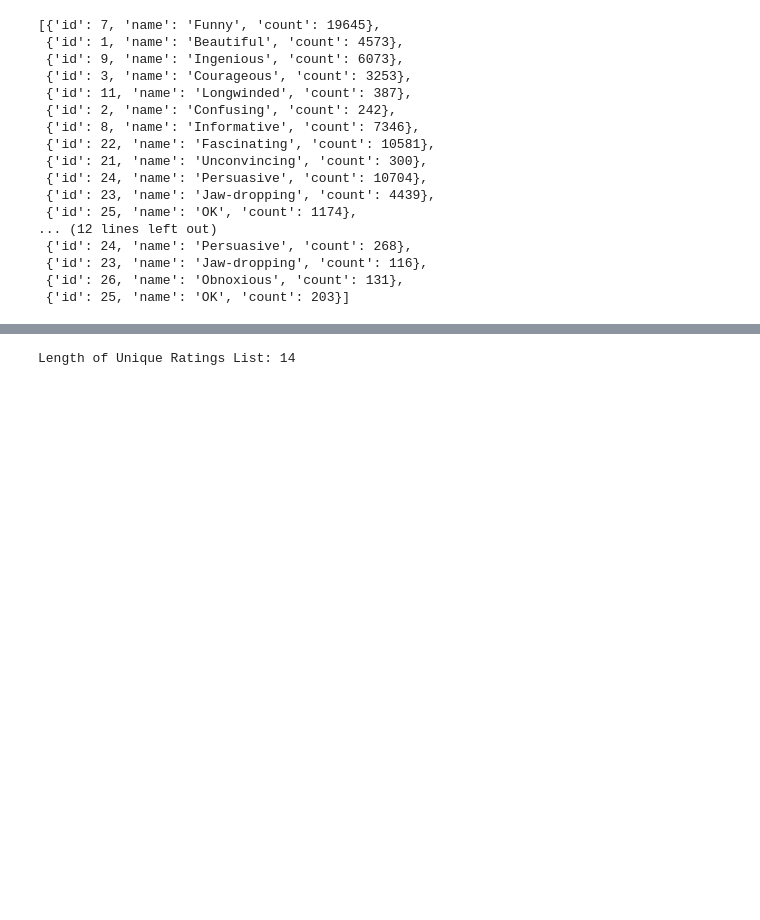
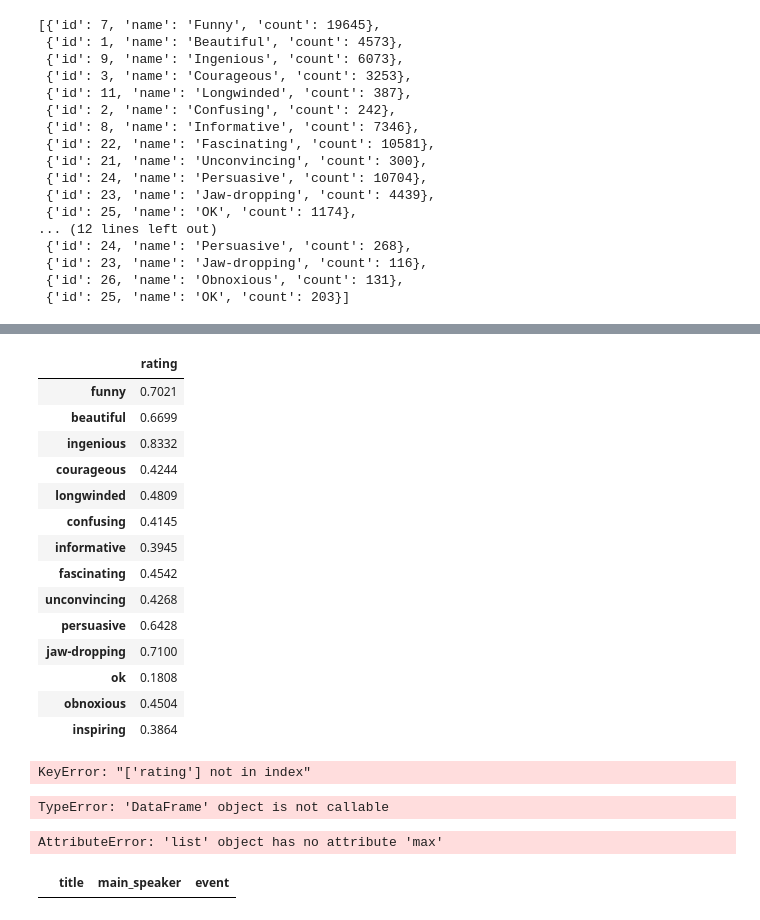
Before and after one commit to smeydell/Ted-Talk-NLP-Classification, a Jupyter notebook: Text NLP & Classification - Ted Talks.ipynb, the cells around one changed output, grey strips where cells are left out. Cells and saved outputs as stored; diff of their text form; code cells hidden in the pictures; blank space fills up the shorter version.

```diff
--- a/Text NLP & Classification - Ted Talks.ipynb
+++ b/Text NLP & Classification - Ted Talks.ipynb
@@ -622,0 +664,17 @@ unq_ratings = [i for n, i in enumerate(ratings) if i not in ratings[:n]]
+# %%
+# As shown above, there are 14 rating categories in a consistent order - we can apply lambda functions for each unique rating
+
+TED_combined['funny'] = TED_combined['ratings'].apply(lambda x: x[0]['count'])
+TED_combined['beautiful'] = TED_combined['ratings'].apply(lambda x: x[1]['count'])
+TED_combined['ingenious'] = TED_combined['ratings'].apply(lambda x: x[2]['count'])
+TED_combined['courageous'] = TED_combined['ratings'].apply(lambda x: x[3]['count'])
+TED_combined['longwinded'] = TED_combined['ratings'].apply(lambda x: x[4]['count'])
+TED_combined['confusing'] = TED_combined['ratings'].apply(lambda x: x[5]['count'])
+TED_combined['informative'] = TED_combined['ratings'].apply(lambda x: x[6]['count'])
+TED_combined['fascinating'] = TED_combined['ratings'].apply(lambda x: x[7]['count'])
+TED_combined['unconvincing'] = TED_combined['ratings'].apply(lambda x: x[8]['count'])
+TED_combined['persuasive'] = TED_combined['ratings'].apply(lambda x: x[9]['count'])
+TED_combined['jaw-dropping'] = TED_combined['ratings'].apply(lambda x: x[10]['count'])
+TED_combined['ok'] = TED_combined['ratings'].apply(lambda x: x[11]['count'])
+TED_combined['obnoxious'] = TED_combined['ratings'].apply(lambda x: x[12]['count'])
+TED_combined['inspiring'] = TED_combined['ratings'].apply(lambda x: x[13]['count'])
@@ -622,0 +693,4 @@ unq_ratings = [i for n, i in enumerate(ratings) if i not in ratings[:n]]
+# %%
+# Convert each of the ratings columns to a % of the overall count
+for rating in unq_ratings:
+    TED_combined[rating] = round((TED_combined[rating] / TED_combined['total_ratings']),4)
@@ -622,0 +731,3 @@ unq_ratings = [i for n, i in enumerate(ratings) if i not in ratings[:n]]
+# %%
+# Create new Total Ratings (%) column based on aggregating each rating column % split of total
+TED_combined['total ratings (%)'] = round(TED_combined.iloc[:,16:30].sum(axis = 1),1)
@@ -622,0 +741,6 @@ unq_ratings = [i for n, i in enumerate(ratings) if i not in ratings[:n]]
+# %%
+# To move the column to the end, first create a copy column/series and delete the original column from the DataFrame
+last_column = TED_combined.pop('total_ratings')
+
+# Then insert the copied column at position 30 (+1 to the 29th column previously last)
+TED_combined.insert(30, 'total_ratings', last_column)
@@ -640,4 +770,44 @@ unq_ratings
-# %%
-print("Length of Unique Ratings List: {}".format(len(unq_ratings)))
-# %% [output]
-Length of Unique Ratings List: 14
+# %%
+top_ratings = pd.DataFrame(columns = ['rating'], data = TED_combined[['funny', 'beautiful', 'ingenious', 'courageous', 'longwinded', 'confusing', 'informative', 'fascinating',
+ 'unconvincing', 'persuasive', 'jaw-dropping', 'ok', 'obnoxious', 'inspiring']].max())
+
+top_ratings
+# %% [output]
+|  | rating |
+| funny | 0.7021 |
+| beautiful | 0.6699 |
+| ingenious | 0.8332 |
+| courageous | 0.4244 |
+| longwinded | 0.4809 |
+| confusing | 0.4145 |
+| informative | 0.3945 |
+| fascinating | 0.4542 |
+| unconvincing | 0.4268 |
+| persuasive | 0.6428 |
+| jaw-dropping | 0.7100 |
+| ok | 0.1808 |
+| obnoxious | 0.4504 |
+| inspiring | 0.3864 |
+# %%
+TED_combined[['title', 'main_speaker', 'event', 'rating']][TED_combined['funny'] == 0.7021]
+TED_combined[['title', 'main_speaker', 'event', 'rating']][TED_combined['beautiful'] == 0.6699]
+# %% [output]
+KeyError: "['rating'] not in index"
+# %%
+TED_combined[['title', 'main_speaker', 'event']](
+    [TED_combined['funny'] == TED_combined['funny'].max()] or
+    [TED_combined['beautiful'] == TED_combined['beautiful'].max()])
+# %% [output]
+TypeError: 'DataFrame' object is not callable
+# %%
+events_by_top_ratings = pd.merge(TED_combined, top_ratings, how = 'inner', \
+                                 on = [['funny', 'beautiful', 'ingenious', 'courageous', 'longwinded', 'confusing', 'informative', 'fascinating' \
+                                        , 'unconvincing', 'persuasive', 'jaw-dropping', 'ok', 'obnoxious', 'inspiring']].max()) # Use inner to only keep records that match both datasets
+print("Combined TED Summary Shape: {}".format(TED_combined.shape))
+# %% [output]
+AttributeError: 'list' object has no attribute 'max'
+# %%
+top_rating_df = pd.DataFrame(data = TED_combined[['title', 'main_speaker', 'event']], index = [])
+top_rating_df
+# %% [output]
+|  | title | main_speaker | event |
```
Also changed, not shown: parts of 22 cells of this notebook.
